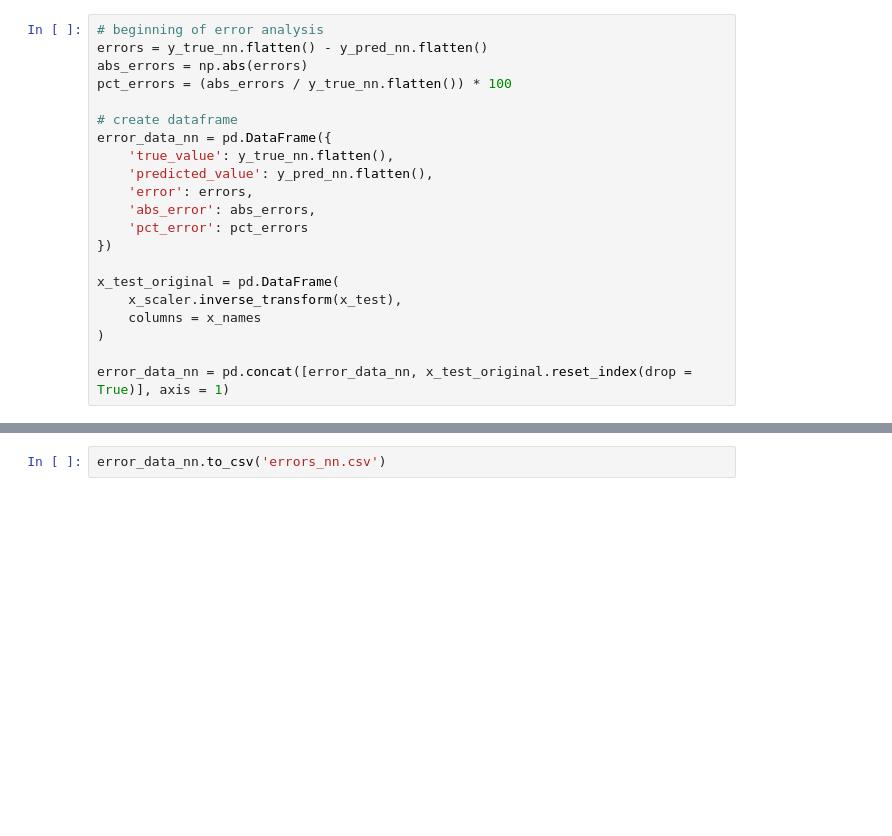
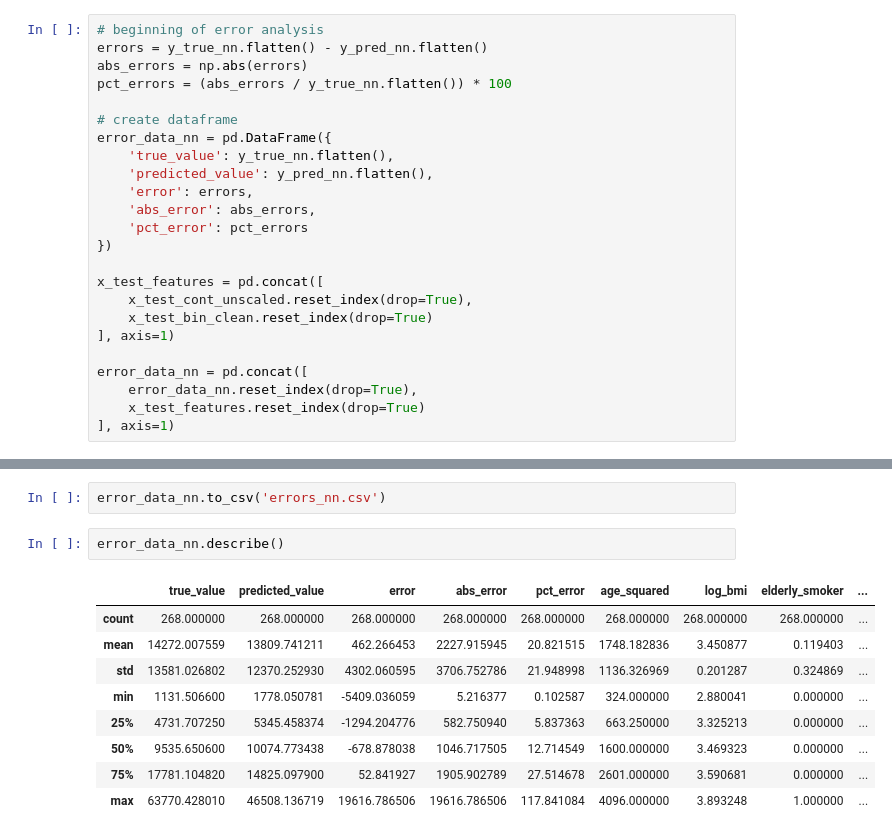
Before and after one commit to Mikayla-ds2/insurance_ml, a Jupyter notebook: model.ipynb, the cells around one changed output, grey strips where cells are left out. Drawn from its saved outputs; the diff is of its cells as text; blank space fills up the shorter version.

```diff
--- a/model.ipynb
+++ b/model.ipynb
@@ -656,9 +1285,12 @@ error_data_nn = pd.DataFrame({
     'pct_error': pct_errors
 })
 
-x_test_original = pd.DataFrame(
-    x_scaler.inverse_transform(x_test),
-    columns = x_names
-)
+x_test_features = pd.concat([
+    x_test_cont_unscaled.reset_index(drop=True),
+    x_test_bin_clean.reset_index(drop=True)
+], axis=1)
 
-error_data_nn = pd.concat([error_data_nn, x_test_original.reset_index(drop = True)], axis = 1)
+error_data_nn = pd.concat([
+    error_data_nn.reset_index(drop=True),
+    x_test_features.reset_index(drop=True)
+], axis=1)
@@ -665,2 +1306,14 @@ error_data_nn = pd.concat([error_data_nn, x_test_original.reset_index(drop = Tru
 # %%
 error_data_nn.to_csv('errors_nn.csv')
+# %%
+error_data_nn.describe()
+# %% [output]
+|  | true_value | predicted_value | error | abs_error | pct_error | age_squared | log_bmi | elderly_smoker | ... |
+| count | 268.000000 | 268.000000 | 268.000000 | 268.000000 | 268.000000 | 268.000000 | 268.000000 | 268.000000 | ... |
+| mean | 14272.007559 | 13809.741211 | 462.266453 | 2227.915945 | 20.821515 | 1748.182836 | 3.450877 | 0.119403 | ... |
+| std | 13581.026802 | 12370.252930 | 4302.060595 | 3706.752786 | 21.948998 | 1136.326969 | 0.201287 | 0.324869 | ... |
+| min | 1131.506600 | 1778.050781 | -5409.036059 | 5.216377 | 0.102587 | 324.000000 | 2.880041 | 0.000000 | ... |
+| 25% | 4731.707250 | 5345.458374 | -1294.204776 | 582.750940 | 5.837363 | 663.250000 | 3.325213 | 0.000000 | ... |
+| 50% | 9535.650600 | 10074.773438 | -678.878038 | 1046.717505 | 12.714549 | 1600.000000 | 3.469323 | 0.000000 | ... |
+| 75% | 17781.104820 | 14825.097900 | 52.841927 | 1905.902789 | 27.514678 | 2601.000000 | 3.590681 | 0.000000 | ... |
+| max | 63770.428010 | 46508.136719 | 19616.786506 | 19616.786506 | 117.841084 | 4096.000000 | 3.893248 | 1.000000 | ... |
```
Also changed, not shown: parts of 73 cells of this notebook, 2 other files.
